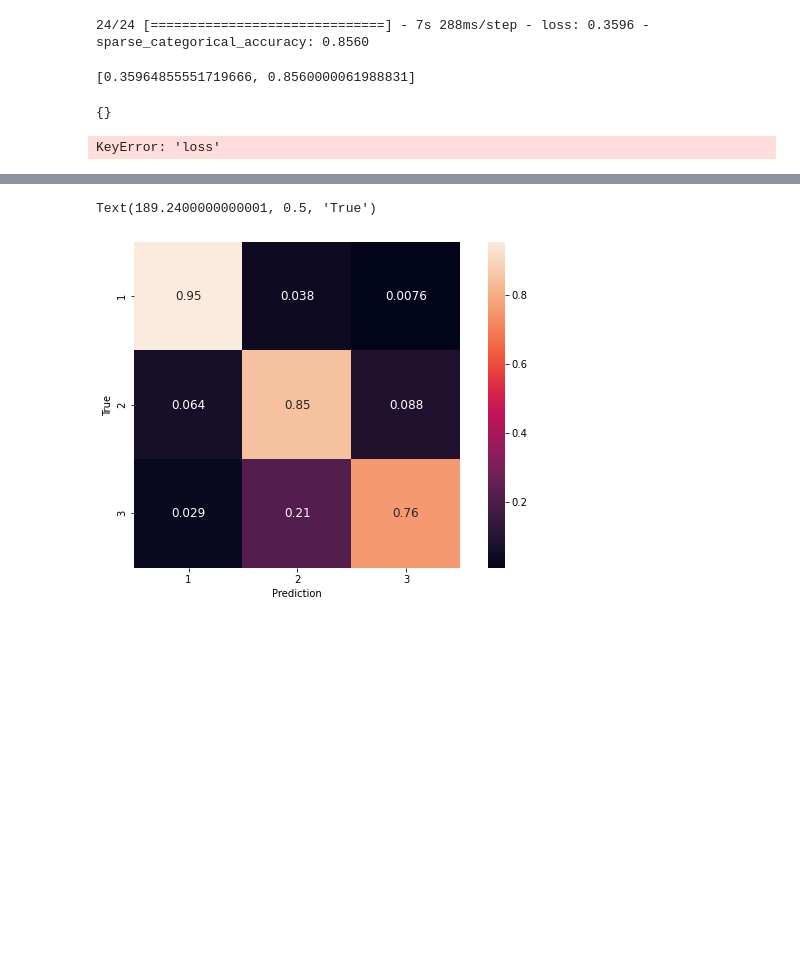
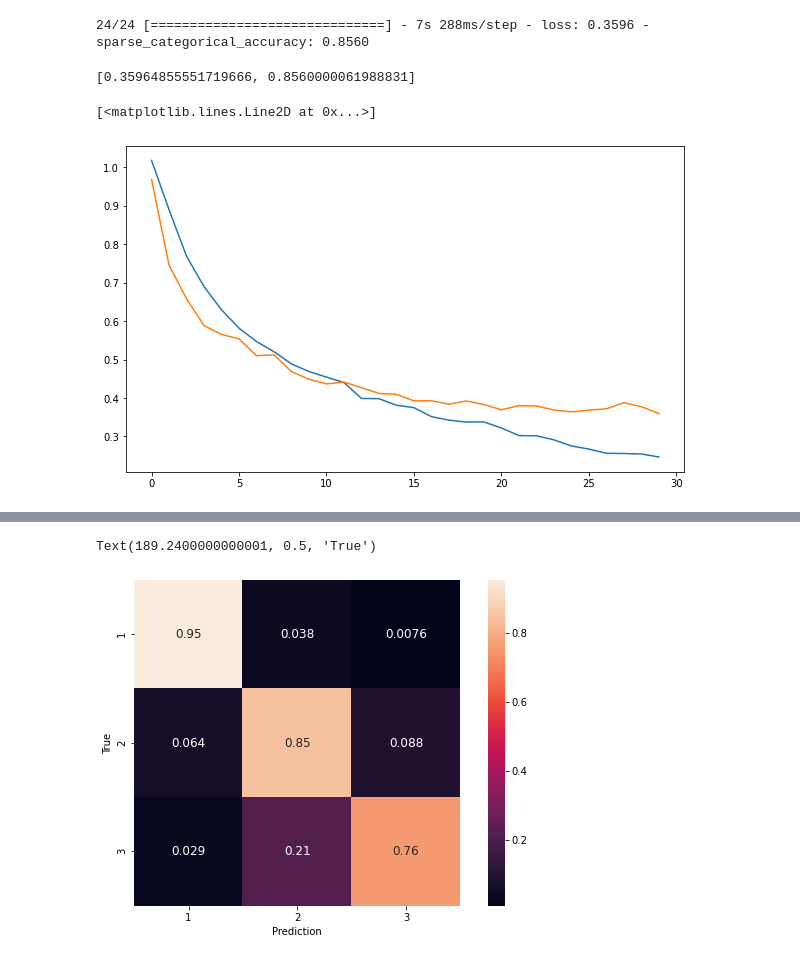
Before and after one commit to DJM25/aura-jedha, a Jupyter notebook: wavelet_analysis_ECG_model.ipynb, the cells around one changed output, grey strips where cells are left out. Saved outputs shown, nothing was run; the diff lists cells and outputs as text; code cells hidden in the pictures; blank space fills up the shorter version.

Commit message:
mise à jour + ajout notebook model

```diff
--- a/wavelet_analysis_ECG_model.ipynb
+++ b/wavelet_analysis_ECG_model.ipynb
@@ -512,6 +509,3 @@ from keras.callbacks import EarlyStopping, ModelCheckpoint
 le = preprocessing.LabelEncoder()
 list_labels_encoded = le.fit_transform(list_labels)
 X_train, X_test, y_train, y_test = train_test_split(X_full, list_labels_encoded, test_size=0.25, random_state=42)
-# %%
-X_train = X_train.reshape(len(X_train), X_train.shape[1],1)
-X_test = X_test.reshape(len(X_test), X_test.shape[1],1)
@@ -627,13 +588,13 @@ model.evaluate(X_test, y_test)
 24/24 [==============================] - 7s 288ms/step - loss: 0.3596 - sparse_categorical_accuracy: 0.8560
 [0.35964855551719666, 0.8560000061988831]
 # %%
-model.history.history
+#print(history.history.keys())
-# %% [output]
-{}
 # %%
-loss = model.history.history["loss"]
-val_loss = model.history.history["val_loss"]
+plt.figure(figsize = (10,6))
+loss = history.history["loss"]
+val_loss = history.history["val_loss"]
 plt.plot(loss)
 plt.plot(val_loss)
 # %% [output]
-KeyError: 'loss'
+[<matplotlib.lines.Line2D at 0x...>]
+[figure, added]
```
Also changed, not shown: parts of 15 cells of this notebook, 2 other files.
